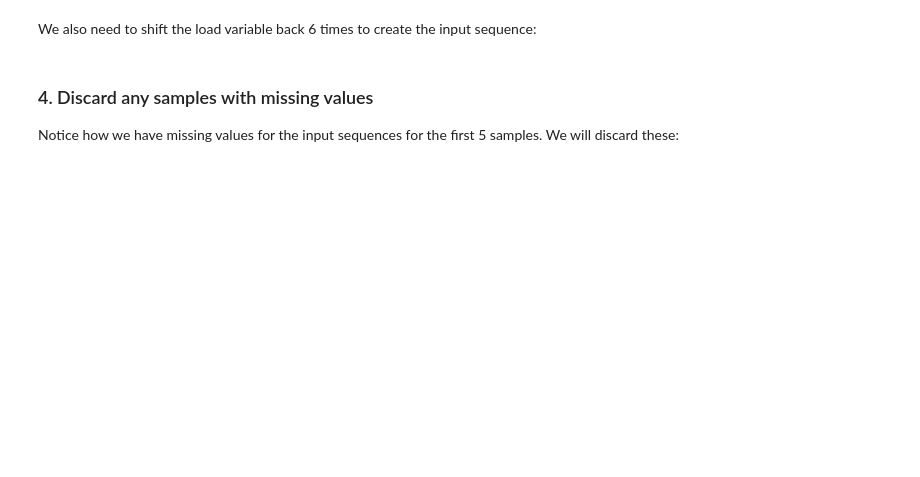
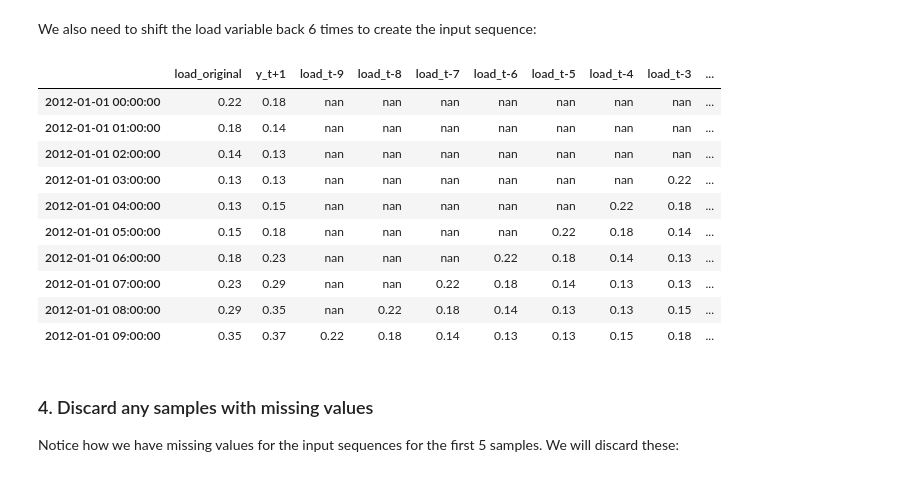
Before and after one commit to Azure/DeepLearningForTimeSeriesForecasting, a Jupyter notebook: 1_CNN_dilated.ipynb, the cells around one changed output. Drawn from its saved outputs; the diff is of its cells as text; code cells hidden in the pictures; blank space fills up the shorter version.

```diff
--- a/1_CNN_dilated.ipynb
+++ b/1_CNN_dilated.ipynb
@@ -62,5 +73,5 @@ Image('./images/one_step_forecast.png')
 # %%
-T = 6
+T = 10
 HORIZON = 1
 # %% [markdown]
 Our data preparation for the training set will involve the following steps:
@@ -100,4 +138,18 @@ train_shifted.head(10)
 We also need to shift the load variable back 6 times to create the input sequence:
 # %%
 for t in range(1, T+1):
-    train_shifted[str(T-t)] = train_shifted['load'].shift(T-t, freq='H')
+    train_shifted['load_t-'+str(T-t)] = train_shifted['load'].shift(T-t, freq='H')
+train_shifted = train_shifted.rename(columns={'load':'load_original'})
+train_shifted.head(10)
+# %% [output]
+|  | load_original | y_t+1 | load_t-9 | load_t-8 | load_t-7 | load_t-6 | load_t-5 | load_t-4 | load_t-3 | ... |
+| 2012-01-01 00:00:00 | 0.22 | 0.18 | nan | nan | nan | nan | nan | nan | nan | ... |
+| 2012-01-01 01:00:00 | 0.18 | 0.14 | nan | nan | nan | nan | nan | nan | nan | ... |
+| 2012-01-01 02:00:00 | 0.14 | 0.13 | nan | nan | nan | nan | nan | nan | nan | ... |
+| 2012-01-01 03:00:00 | 0.13 | 0.13 | nan | nan | nan | nan | nan | nan | 0.22 | ... |
+| 2012-01-01 04:00:00 | 0.13 | 0.15 | nan | nan | nan | nan | nan | 0.22 | 0.18 | ... |
+| 2012-01-01 05:00:00 | 0.15 | 0.18 | nan | nan | nan | nan | 0.22 | 0.18 | 0.14 | ... |
+| 2012-01-01 06:00:00 | 0.18 | 0.23 | nan | nan | nan | 0.22 | 0.18 | 0.14 | 0.13 | ... |
+| 2012-01-01 07:00:00 | 0.23 | 0.29 | nan | nan | 0.22 | 0.18 | 0.14 | 0.13 | 0.13 | ... |
+| 2012-01-01 08:00:00 | 0.29 | 0.35 | nan | 0.22 | 0.18 | 0.14 | 0.13 | 0.13 | 0.15 | ... |
+| 2012-01-01 09:00:00 | 0.35 | 0.37 | 0.22 | 0.18 | 0.14 | 0.13 | 0.13 | 0.15 | 0.18 | ... |
```
Also changed, not shown: parts of 34 cells of this notebook, 3 other files.
